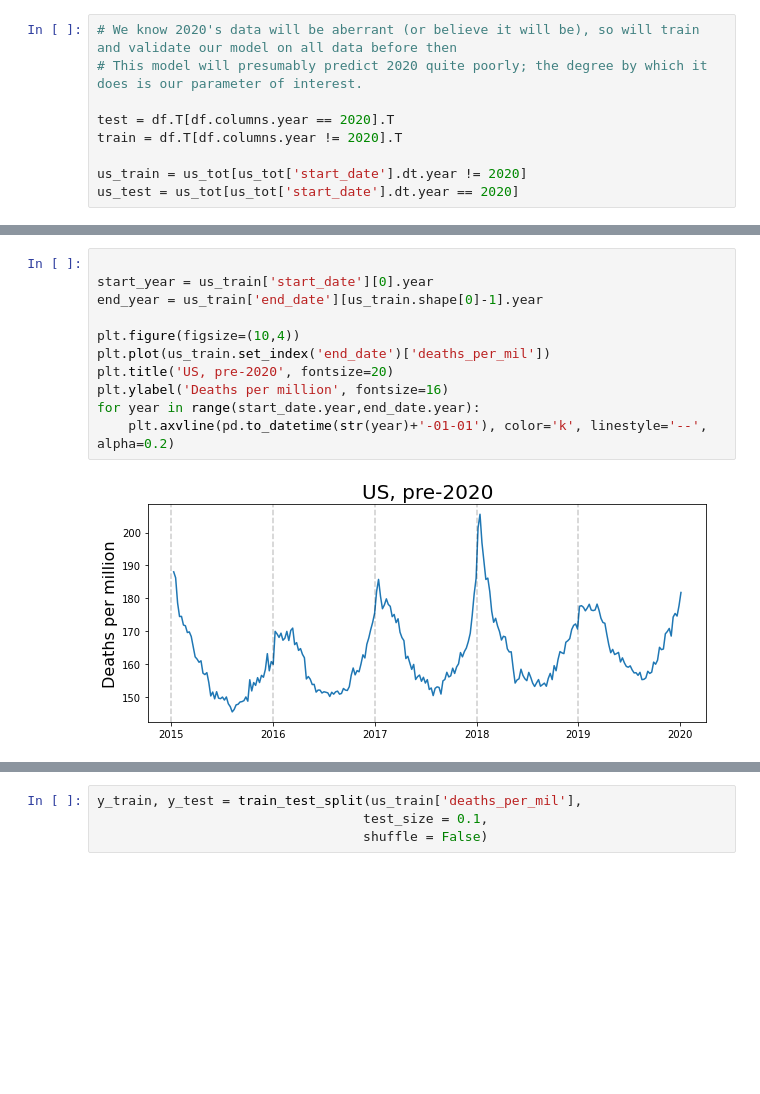
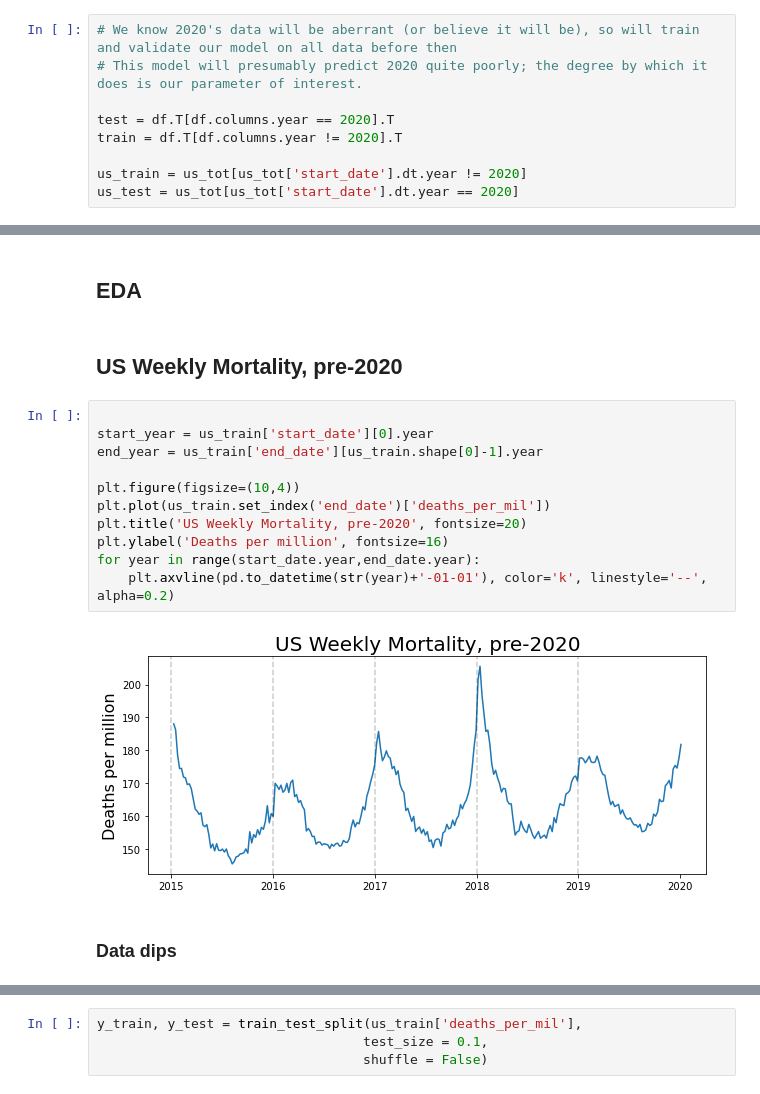
Before and after one commit to lukenw/GA_Capstone, a Jupyter notebook: historical deaths workbook.ipynb, the cells around one changed output, grey strips where cells are left out. Cells and saved outputs as stored; diff of their text form; blank space fills up the shorter version.

```diff
--- a/historical deaths workbook.ipynb
+++ b/historical deaths workbook.ipynb
@@ -201,13 +256,19 @@ We'll fit one model for each state to capture whatever trends were distinct betw
+# %% [markdown]
+## EDA
+# %% [markdown]
+## US Weekly Mortality, pre-2020
 # %%
 
 start_year = us_train['start_date'][0].year
 end_year = us_train['end_date'][us_train.shape[0]-1].year
 
 plt.figure(figsize=(10,4))
 plt.plot(us_train.set_index('end_date')['deaths_per_mil'])
-plt.title('US, pre-2020', fontsize=20)
+plt.title('US Weekly Mortality, pre-2020', fontsize=20)
 plt.ylabel('Deaths per million', fontsize=16)
 for year in range(start_date.year,end_date.year):
     plt.axvline(pd.to_datetime(str(year)+'-01-01'), color='k', linestyle='--', alpha=0.2)
 # %% [output]
-[figure, old version]
+[figure, new version]
+# %% [markdown]
+### Data dips
```
Also changed, not shown: parts of 76 cells of this notebook.
